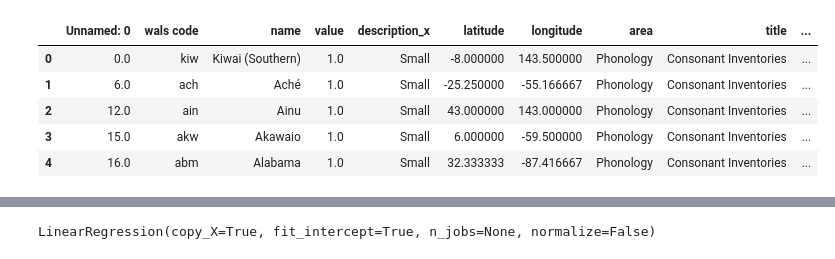
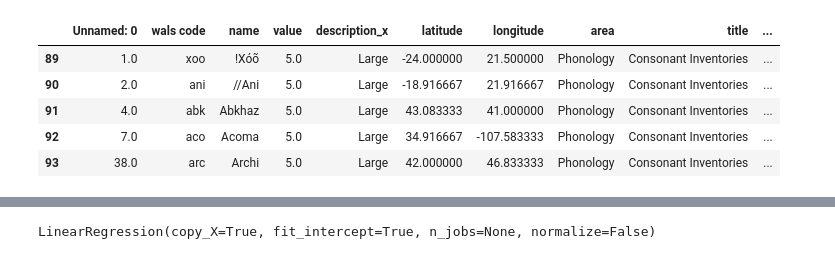
Before and after one commit to BNY-Lemon/KU-data-final-project, a Jupyter notebook: language_neural_net_final_copy.ipynb, the cells around one changed output, grey strips where cells are left out. Saved outputs shown, nothing was run; the diff lists cells and outputs as text; code cells hidden in the pictures.

```diff
--- a/language_neural_net_final_copy.ipynb
+++ b/language_neural_net_final_copy.ipynb
@@ -6,15 +6,15 @@ from keras.utils import to_categorical
 from sklearn.model_selection import train_test_split
 # %%
 master_df = pd.read_csv('master_data_table.csv')
-feed_df = pd.read_csv('./Example Inputs/feed9.csv')
+feed_df = pd.read_csv('./Example Inputs/feed1.csv')
 
 df = master_df.merge(feed_df, how='outer', on='entry').dropna()
 
 df.head()
 # %% [output]
 |  | Unnamed: 0 | wals code | name | value | description_x | latitude | longitude | area | title | ... |
-| 0 | 0.0 | kiw | Kiwai (Southern) | 1.0 | Small | -8.000000 | 143.500000 | Phonology | Consonant Inventories | ... |
-| 1 | 6.0 | ach | Aché | 1.0 | Small | -25.250000 | -55.166667 | Phonology | Consonant Inventories | ... |
-| 2 | 12.0 | ain | Ainu | 1.0 | Small | 43.000000 | 143.000000 | Phonology | Consonant Inventories | ... |
-| 3 | 15.0 | akw | Akawaio | 1.0 | Small | 6.000000 | -59.500000 | Phonology | Consonant Inventories | ... |
-| 4 | 16.0 | abm | Alabama | 1.0 | Small | 32.333333 | -87.416667 | Phonology | Consonant Inventories | ... |
+| 89 | 1.0 | xoo | !Xóõ | 5.0 | Large | -24.000000 | 21.500000 | Phonology | Consonant Inventories | ... |
+| 90 | 2.0 | ani | //Ani | 5.0 | Large | -18.916667 | 21.916667 | Phonology | Consonant Inventories | ... |
+| 91 | 4.0 | abk | Abkhaz | 5.0 | Large | 43.083333 | 41.000000 | Phonology | Consonant Inventories | ... |
+| 92 | 7.0 | aco | Acoma | 5.0 | Large | 34.916667 | -107.583333 | Phonology | Consonant Inventories | ... |
+| 93 | 38.0 | arc | Archi | 5.0 | Large | 42.000000 | 46.833333 | Phonology | Consonant Inventories | ... |
```
Also changed, not shown: parts of 13 cells of this notebook, 3 other files.
